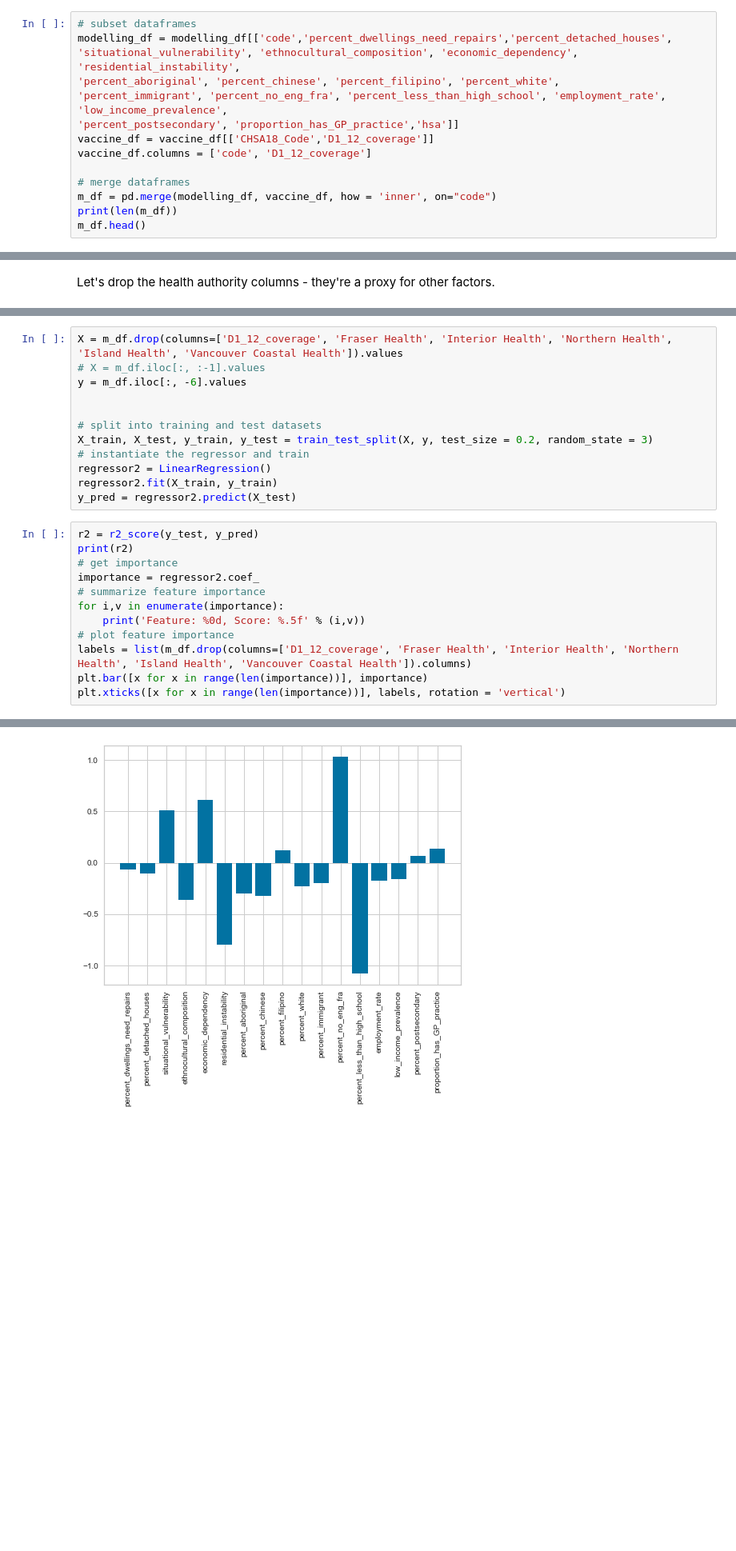
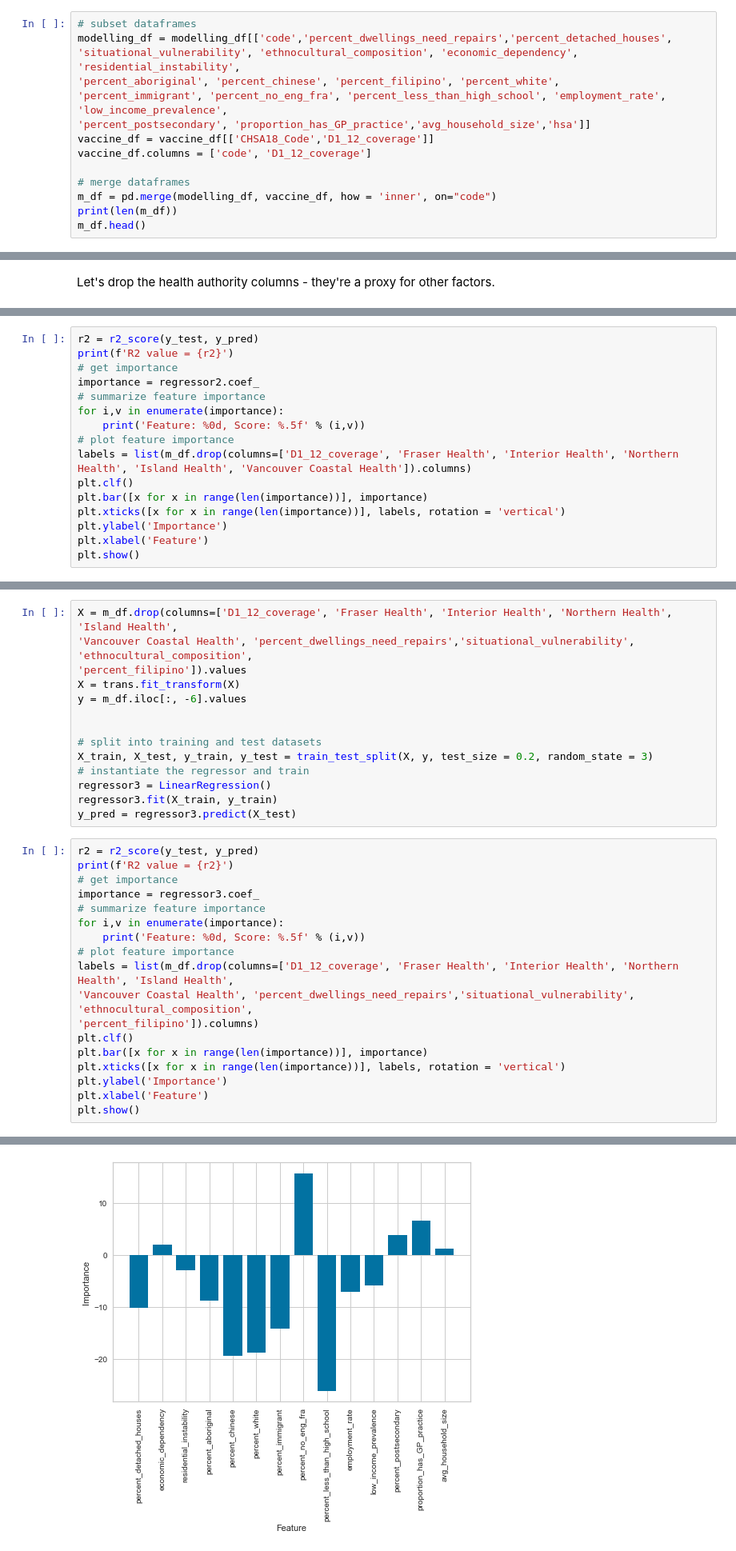
Before and after one commit to racheldunn/vaccination-rates-datajam-team4, a Jupyter notebook: notebooks/model_with_NHA_data.ipynb, the cells around one changed output, grey strips where cells are left out. Shown at 80% size. Saved outputs shown, nothing was run; the diff lists cells and outputs as text; blank space fills up the shorter version.

Commit message:
feat: add minmax scaling for data, improve feature plots

```diff
--- a/notebooks/model_with_NHA_data.ipynb
+++ b/notebooks/model_with_NHA_data.ipynb
@@ -44,7 +32,7 @@ modelling_df = modelling_df[['code','percent_dwellings_need_repairs','percent_de
 'situational_vulnerability', 'ethnocultural_composition', 'economic_dependency', 'residential_instability',
 'percent_aboriginal', 'percent_chinese', 'percent_filipino', 'percent_white',
 'percent_immigrant', 'percent_no_eng_fra', 'percent_less_than_high_school', 'employment_rate', 'low_income_prevalence',
-'percent_postsecondary', 'proportion_has_GP_practice','hsa']]
+'percent_postsecondary', 'proportion_has_GP_practice','avg_household_size','hsa']]
 vaccine_df = vaccine_df[['CHSA18_Code','D1_12_coverage']]
 vaccine_df.columns = ['code', 'D1_12_coverage']
 
@@ -174,0 +147,16 @@ Let's drop the health authority columns - they're a proxy for other factors.
+# %%
+r2 = r2_score(y_test, y_pred)
+print(f'R2 value = {r2}')
+# get importance
+importance = regressor2.coef_
+# summarize feature importance
+for i,v in enumerate(importance):
+	print('Feature: %0d, Score: %.5f' % (i,v))
+# plot feature importance
+labels = list(m_df.drop(columns=['D1_12_coverage', 'Fraser Health', 'Interior Health', 'Northern Health', 'Island Health', 'Vancouver Coastal Health']).columns)
+plt.clf()
+plt.bar([x for x in range(len(importance))], importance)
+plt.xticks([x for x in range(len(importance))], labels, rotation = 'vertical')
+plt.ylabel('Importance')
+plt.xlabel('Feature')
+plt.show()
@@ -186,26 +197,34 @@ Index(['percent_dwellings_need_repairs', 'percent_detached_houses',
       dtype='object')
 # %%
-X = m_df.drop(columns=['D1_12_coverage', 'Fraser Health', 'Interior Health', 'Northern Health', 'Island Health', 'Vancouver Coastal Health']).values
-# X = m_df.iloc[:, :-1].values
+X = m_df.drop(columns=['D1_12_coverage', 'Fraser Health', 'Interior Health', 'Northern Health', 'Island Health',
+'Vancouver Coastal Health', 'percent_dwellings_need_repairs','situational_vulnerability', 'ethnocultural_composition',
+'percent_filipino']).values
+X = trans.fit_transform(X)
 y = m_df.iloc[:, -6].values
 
 
 # split into training and test datasets
 X_train, X_test, y_train, y_test = train_test_split(X, y, test_size = 0.2, random_state = 3)
 # instantiate the regressor and train
-regressor2 = LinearRegression()
-regressor2.fit(X_train, y_train)
-y_pred = regressor2.predict(X_test)
+regressor3 = LinearRegression()
+regressor3.fit(X_train, y_train)
+y_pred = regressor3.predict(X_test)
 # %%
 r2 = r2_score(y_test, y_pred)
-print(r2)
+print(f'R2 value = {r2}')
 # get importance
-importance = regressor2.coef_
+importance = regressor3.coef_
 # summarize feature importance
 for i,v in enumerate(importance):
 	print('Feature: %0d, Score: %.5f' % (i,v))
 # plot feature importance
-labels = list(m_df.drop(columns=['D1_12_coverage', 'Fraser Health', 'Interior Health', 'Northern Health', 'Island Health', 'Vancouver Coastal Health']).columns)
+labels = list(m_df.drop(columns=['D1_12_coverage', 'Fraser Health', 'Interior Health', 'Northern Health', 'Island Health',
+'Vancouver Coastal Health', 'percent_dwellings_need_repairs','situational_vulnerability', 'ethnocultural_composition',
+'percent_filipino']).columns)
+plt.clf()
 plt.bar([x for x in range(len(importance))], importance)
 plt.xticks([x for x in range(len(importance))], labels, rotation = 'vertical')
+plt.ylabel('Importance')
+plt.xlabel('Feature')
+plt.show()
 # %% [output]
@@ -247 +246 @@ Feature: 16, Score: 0.13764
-[figure, old version]
+[figure, new version]
```
Also changed, not shown: parts of 23 cells of this notebook, 1 other file.
